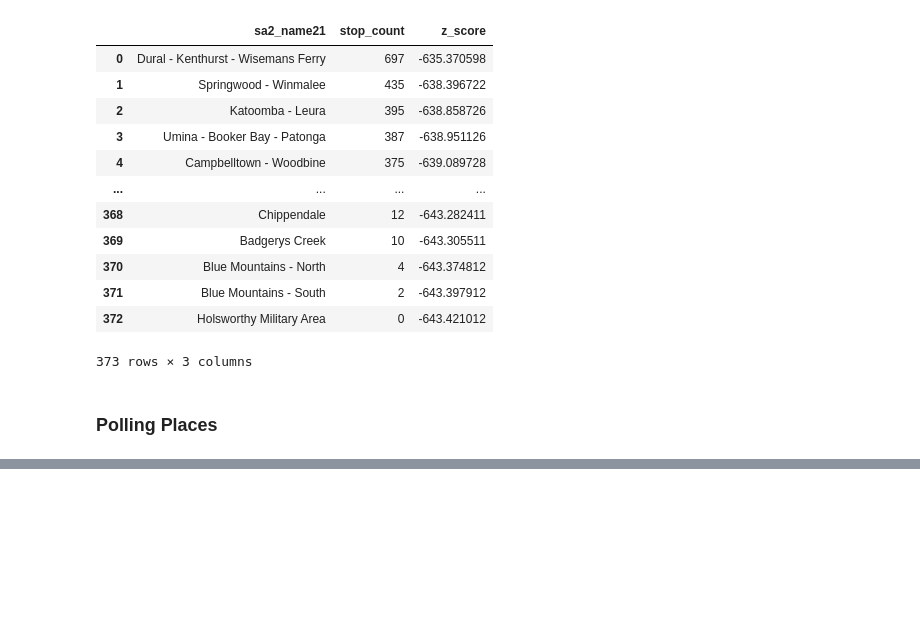
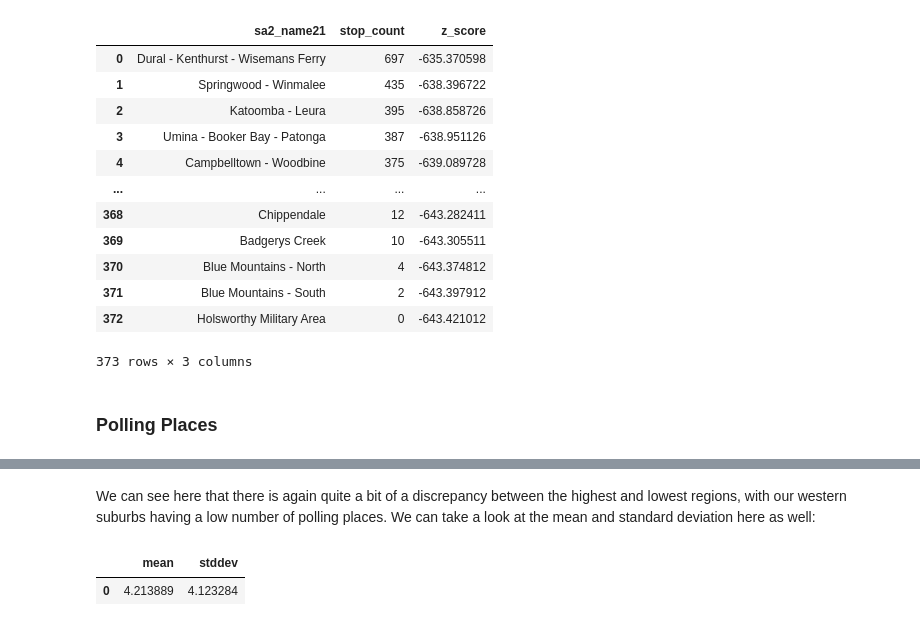
Before and after one commit to infernocadet/greater-sydney-analysis, a Jupyter notebook: Greater Sydney Analysis.ipynb, the cells around one changed output, grey strips where cells are left out. Saved outputs shown, nothing was run; the diff lists cells and outputs as text; code cells hidden in the pictures; blank space fills up the shorter version.

```diff
--- a/Greater Sydney Analysis.ipynb
+++ b/Greater Sydney Analysis.ipynb
@@ -2165,0 +2197,16 @@ So basically, we want to count how many of these polling places reside in a geog
+# %% [markdown]
+We can see here that there is again quite a bit of a discrepancy between the highest and lowest regions, with our western suburbs having a low number of polling places. We can take a look at the mean and standard deviation here as well:
+# %%
+query(conn, """
+WITH pollcounts AS(
+    SELECT g.sa2_code21, g.sa2_name21, COUNT(p.polling_place_id) AS total_polls
+    FROM greater_sydney_regions g
+    LEFT JOIN polls p ON ST_Contains(g.geom, p.geom)
+    GROUP BY g.sa2_code21, g.sa2_name21
+)
+SELECT AVG(total_polls) AS mean, STDDEV_POP(total_polls) AS stddev
+FROM pollcounts;
+""")
+# %% [output]
+|  | mean | stddev |
+| 0 | 4.213889 | 4.123284 |
```
Also changed, not shown: parts of 26 cells of this notebook.
